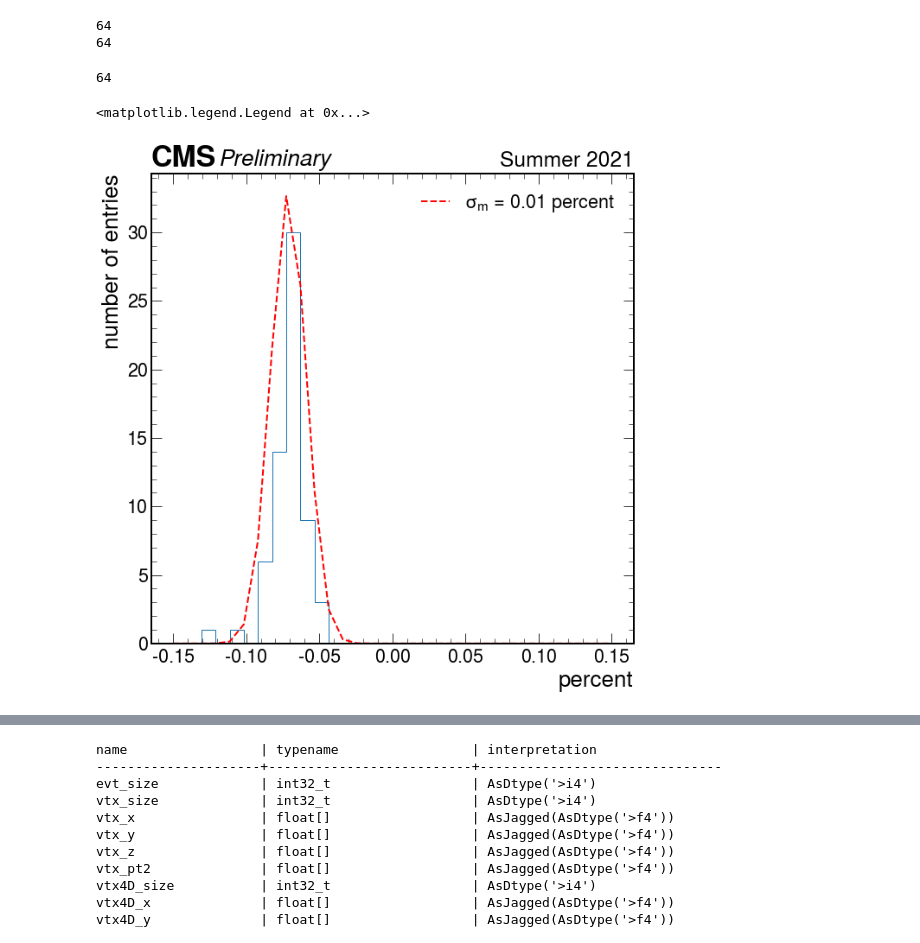
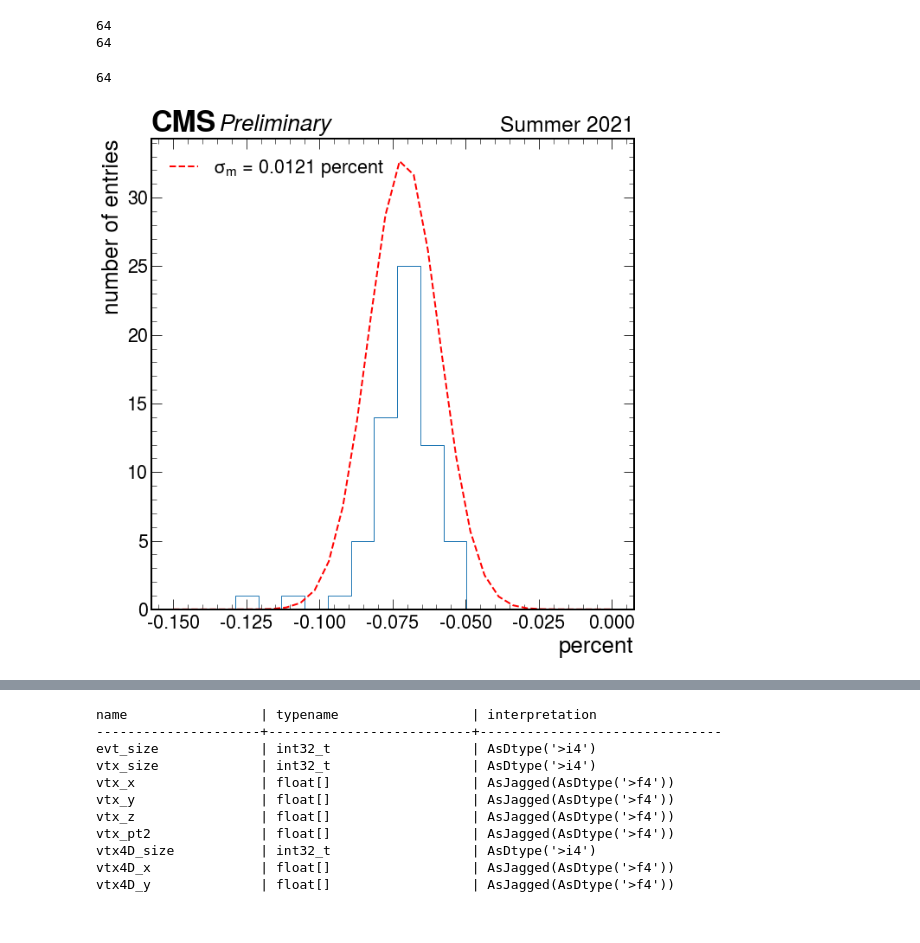
Before and after one commit to jloemker/SWAN, a Jupyter notebook: Analysis_Bg_Sig.ipynb, the cells around one changed output, grey strips where cells are left out. Drawn from its saved outputs; the diff is of its cells as text; code cells hidden in the pictures.

```diff
--- a/Analysis_Bg_Sig.ipynb
+++ b/Analysis_Bg_Sig.ipynb
@@ -150,8 +150,8 @@ for i in tqdm(range(n)):
     pr1_idx=-1; pr2_idx=-1
     #pick 2 random pileup protons
     #get all indices of positive and negative protons:
-    b_proton_pos_idx=np.where(ak.to_numpy((pr.genproton_ispu) & (pr.genproton_pz<0) & (pr.genproton_pz>-6999) ))[0]
-    b_proton_neg_idx=np.where(ak.to_numpy((pr.genproton_ispu) & (pr.genproton_pz>0) & (pr.genproton_pz< 6999) ))[0]
+    b_proton_pos_idx=np.where(ak.to_numpy((pr.genproton_ispu) & (pr.genproton_pz>0) & (pr.genproton_pz<6999) ))[0][0]
+    b_proton_neg_idx=np.where(ak.to_numpy((pr.genproton_ispu) & (pr.genproton_pz<0) & (pr.genproton_pz>- 6999) ))[0][0]
     #create list of all possible pair combinations betwen list 1 and list 2:
     b_proton_pairs_idx=np.array(np.meshgrid(b_proton_pos_idx,b_proton_neg_idx)).T.reshape(-1,2)
     #pick up a random pair:
@@ -210,29 +210,28 @@ analysis = pd.DataFrame(data=data)
 # %%
 #You can plot mpp/mll-1 distribution, fit a gaussian and define a cut to be within the 2 sigma: |mpp-mll| < 2*sigma*mll
 #print(analysis['s_mpp'].values)
 #print(analysis['s_mll'].values)
 data = (analysis['s_mpp'].values/analysis['s_mll'].values)-1
 print(len(data))
-bins = np.linspace(-0.15,0.15,32)
+bins = np.linspace(-0.15,0,32)
 f, ax = plt.subplots()
-plt.hist(data,bins, histtype='step')
+plt.hist(data, histtype='step')
 
 #fit to gaussian (to avoid bias from outliers restrict the fitted area):  = analysis['s_mpp']-analysis['s_mll'] <
 (mu, sigma_m) = stats.norm.fit(data)
 x=bins
 y=stats.norm.pdf(x, mu, sigma_m)
-ax.plot(x, y, 'r--', linewidth=2,label='$\sigma_{m}$ = %2.2f percent'%sigma_m)
+ax.plot(x, y, 'r--', linewidth=2,label='$\sigma_{m}$ = %4.4f percent'%sigma_m)
 #print(2*sigma*analysis['s_mll'])
 
 hep.cms.label(llabel="Preliminary", rlabel="Summer 2021", ax=ax)
 ax.set(xlabel='percent', ylabel='number of entries')
 
 ax.legend()
-#plt.savefig('Week4/fit_mass_ratio.png')
+plt.savefig('Week4/fit_mass_ratio.png')
 # %% [output]
 64
-<matplotlib.legend.Legend at 0x...>
-[figure, old version]
+[figure, new version]
 # %%
 data = (analysis['s_ypp'].values/analysis['s_yll'].values)-1
 
```
Also changed, not shown: parts of 5 cells of this notebook.
